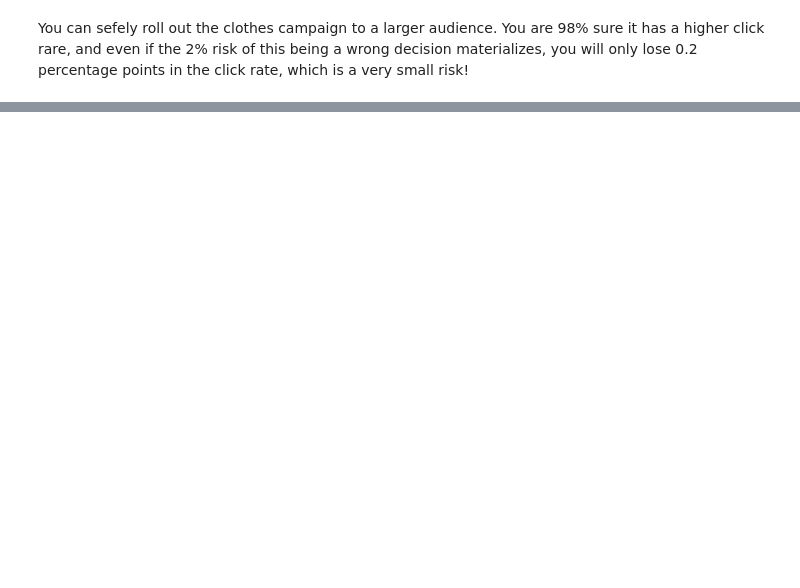
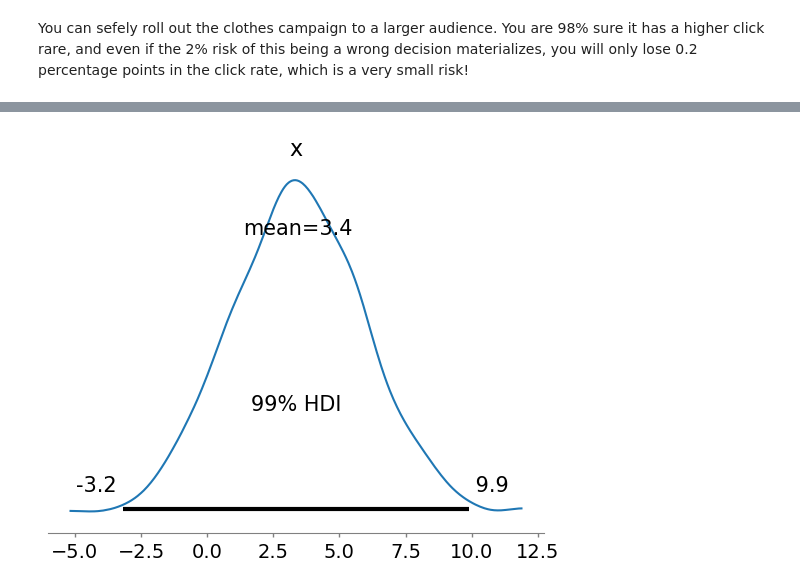
Before and after one commit to rpitchumani/datacamp, a Jupyter notebook: bayesian-data-analysis-in-python/Chapter_3_Bayesian_Data_Analysis_in_Python.ipynb, the cells around one changed output, grey strips where cells are left out. Drawn from its saved outputs; the diff is of its cells as text; code cells hidden in the pictures; blank space fills up the shorter version.

```diff
--- a/bayesian-data-analysis-in-python/Chapter_3_Bayesian_Data_Analysis_in_Python.ipynb
+++ b/bayesian-data-analysis-in-python/Chapter_3_Bayesian_Data_Analysis_in_Python.ipynb
@@ -130,0 +209,18 @@ You can sefely roll out the clothes campaign to a larger audience. You are 98% s
+# %%
+# Aggregate posteriors of the parameters to point estimates
+intercept_coef = np.mean(intercept_draws)
+sneakers_coef = np.mean(sneakers_draws)
+clothes_coef = np.mean(clothes_draws)
+sd_coef = np.mean(sd_draws)
+
+# Calculate the mean of the predictive distribution
+pred_mean = intercept_coef + sneakers_coef * 10 + clothes_coef * 10
+
+# Sample 1000 draws from the predictive distribution
+pred_draws = np.random.normal(pred_mean, sd_coef, size=1000)
+
+# Plot the density of the predictive distribution
+pm.plot_posterior(pred_draws,  hdi_prob=0.99)
+plt.show()
+# %% [output]
+[figure, added]
```
Also changed, not shown: parts of 14 cells of this notebook.
